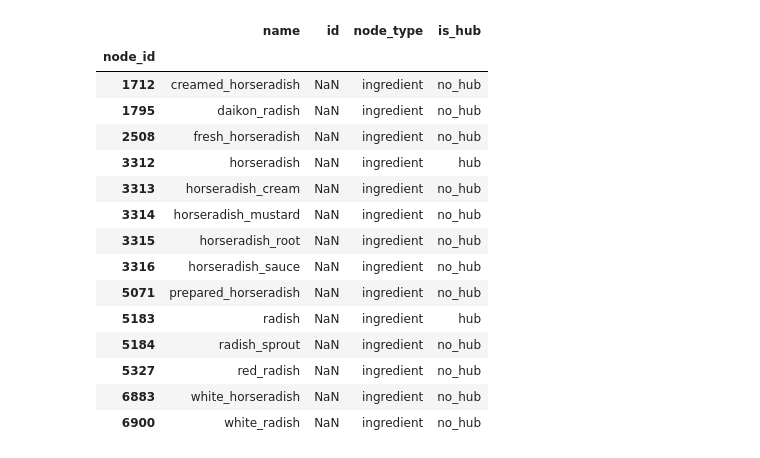
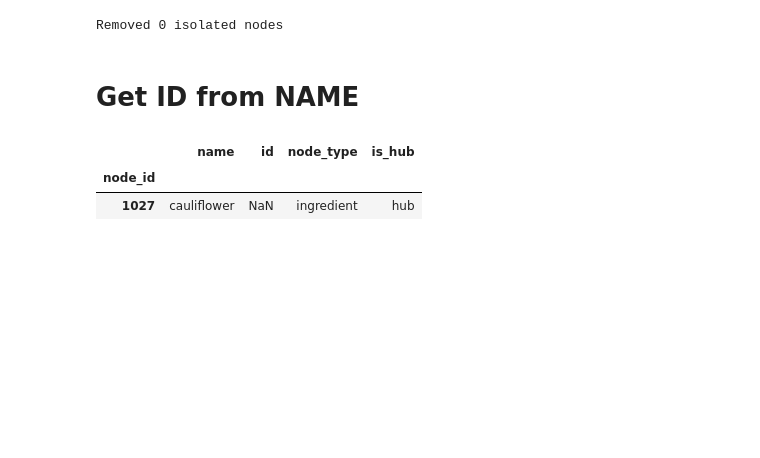
Before and after one commit to Marcrulo/ElevateMyDish, a Jupyter notebook: src/main.ipynb, the cells around one changed output. Drawn from its saved outputs; the diff is of its cells as text; code cells hidden in the pictures; blank space fills up the shorter version.

```diff
--- a/src/main.ipynb
+++ b/src/main.ipynb
@@ -47,21 +46,21 @@ edges[(edges['id_1']==1263) | (edges['id_2']==1263)]
+# %%
+# Remove NaN edges
+to_remove = [(u, v) for u, v, attr in G.edges(data=True) if pd.isna(attr['weight'])]
+G.remove_edges_from(to_remove)
+
+# Remove isolated nodes (nodes with degree 0)
+isolated = list(nx.isolates(G))
+G.remove_nodes_from(isolated)
+print(f"Removed {len(isolated)} isolated nodes")
+# %% [output]
+Removed 0 isolated nodes
+# %% [markdown]
+# Get ID from NAME
 # %%
-subset = nodes[nodes['name'].str.contains('radish', case=False, na=False)]
-# subset = subset[subset['is_hub'] == 'hub']
+subset = nodes[nodes['name'].str.contains('cauliflower', case=False, na=False)]
+subset = subset[subset['is_hub'] == 'hub']
 subset
 # %% [output]
 |  | name | id | node_type | is_hub |
 | node_id |  |  |  |  |
-| 1712 | creamed_horseradish | NaN | ingredient | no_hub |
-| 1795 | daikon_radish | NaN | ingredient | no_hub |
-| 2508 | fresh_horseradish | NaN | ingredient | no_hub |
-| 3312 | horseradish | NaN | ingredient | hub |
-| 3313 | horseradish_cream | NaN | ingredient | no_hub |
-| 3314 | horseradish_mustard | NaN | ingredient | no_hub |
-| 3315 | horseradish_root | NaN | ingredient | no_hub |
-| 3316 | horseradish_sauce | NaN | ingredient | no_hub |
-| 5071 | prepared_horseradish | NaN | ingredient | no_hub |
-| 5183 | radish | NaN | ingredient | hub |
-| 5184 | radish_sprout | NaN | ingredient | no_hub |
-| 5327 | red_radish | NaN | ingredient | no_hub |
-| 6883 | white_horseradish | NaN | ingredient | no_hub |
-| 6900 | white_radish | NaN | ingredient | no_hub |
+| 1027 | cauliflower | NaN | ingredient | hub |
```
Also changed, not shown: parts of 23 cells of this notebook, 3 other files.
